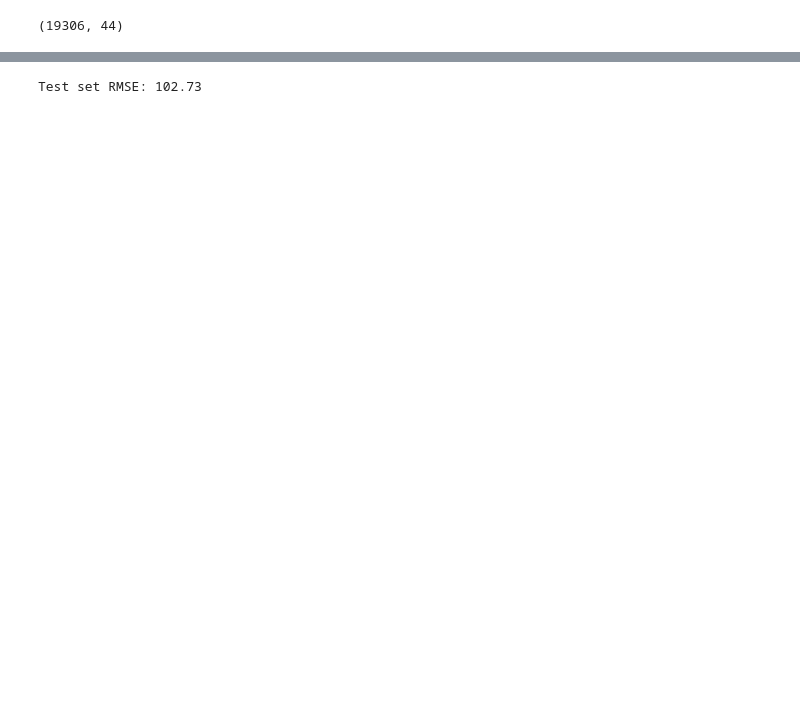
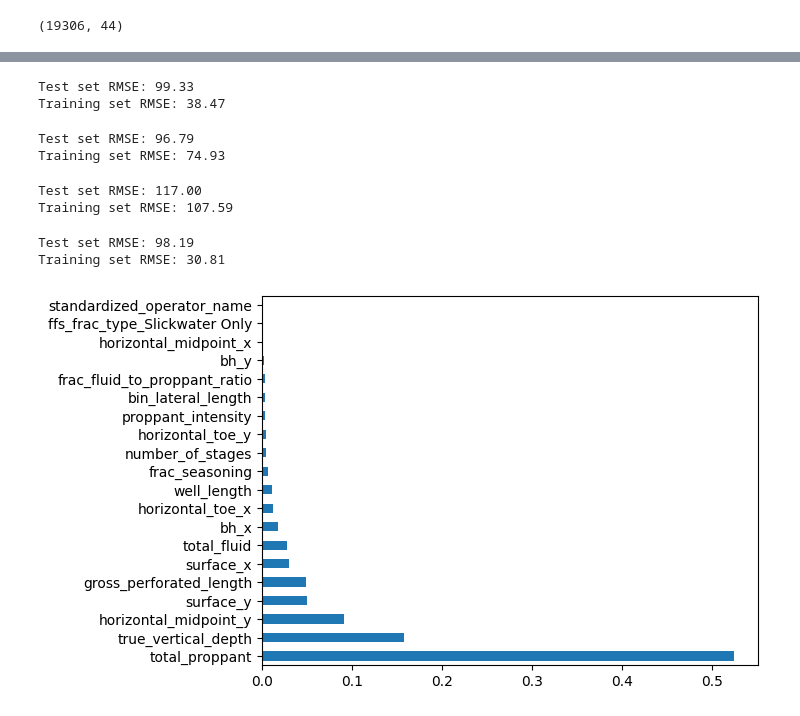
Before and after one commit to ajholzbach/Datathon_2024, a Jupyter notebook: chevron.ipynb, the cells around one changed output, grey strips where cells are left out. Cells and saved outputs as stored; diff of their text form; code cells hidden in the pictures; blank space fills up the shorter version.

```diff
--- a/chevron.ipynb
+++ b/chevron.ipynb
@@ -77,6 +173,6 @@ Test set RMSE: 125.02
 # %%
 # Instantiate the RandomForestRegressor
-model = RandomForestRegressor(n_estimators=50, random_state=123)
+model = RandomForestRegressor(n_estimators=50, random_state=RANDOM_STATE)
 model.fit(X_train, y_train)
 
 # Predict the test set labels
@@ -85,5 +181,76 @@ y_pred = model.predict(X_test)
 # Evaluate the test set RMSE
 rmse = np.sqrt(mean_squared_error(y_test, y_pred))
 print('Test set RMSE: {:.2f}'.format(rmse))
+
+# Show the Training set RMSE
+y_pred_train = model.predict(X_train)
+rmse_train = np.sqrt(mean_squared_error(y_train, y_pred_train))
+print('Training set RMSE: {:.2f}'.format(rmse_train))
 # %% [output]
-Test set RMSE: 102.73
+Test set RMSE: 99.33
+Training set RMSE: 38.47
+# %%
+# Instantiate the HistGradientBoostingRegressor
+model = HistGradientBoostingRegressor(max_iter=1000, random_state=RANDOM_STATE)
+model.fit(X_train, y_train)
+
+# Predict the test set labels
+y_pred = model.predict(X_test)
+
+# Evaluate the test set RMSE
+rmse = np.sqrt(mean_squared_error(y_test, y_pred))
+print('Test set RMSE: {:.2f}'.format(rmse))
+
+# Show the Training set RMSE
+y_pred_train = model.predict(X_train)
+rmse_train = np.sqrt(mean_squared_error(y_train, y_pred_train))
+print('Training set RMSE: {:.2f}'.format(rmse_train))
+# %% [output]
+Test set RMSE: 96.79
+Training set RMSE: 74.93
+# %%
+# Instantiate the AdaBoostRegressor
+model = AdaBoostRegressor(n_estimators=15, estimator=DecisionTreeRegressor(max_depth=6), random_state=RANDOM_STATE)
+model.fit(X_train, y_train)
+
+# Predict the test set labels
+y_pred = model.predict(X_test)
+
+# Evaluate the test set RMSE
+rmse = np.sqrt(mean_squared_error(y_test, y_pred))
+print('Test set RMSE: {:.2f}'.format(rmse))
+
+# Show the Training set RMSE
+y_pred_train = model.predict(X_train)
+rmse_train = np.sqrt(mean_squared_error(y_train, y_pred_train))
+print('Training set RMSE: {:.2f}'.format(rmse_train))
+# %% [output]
+Test set RMSE: 117.00
+Training set RMSE: 107.59
+# %%
+# Wrap the HistGradientBoostingRegressor in an AdaBoostRegressor
+model = AdaBoostRegressor(estimator=HistGradientBoostingRegressor(max_iter=1000),
+                          n_estimators=10, random_state=RANDOM_STATE)
+model.fit(X_train, y_train)
+
+# Predict the test set labels
+y_pred = model.predict(X_test)
+
+# Evaluate the test set RMSE
+rmse = np.sqrt(mean_squared_error(y_test, y_pred))
+print('Test set RMSE: {:.2f}'.format(rmse))
+
+# Show the Training set RMSE
+y_pred_train = model.predict(X_train)
+rmse_train = np.sqrt(mean_squared_error(y_train, y_pred_train))
+print('Training set RMSE: {:.2f}'.format(rmse_train))
+# %% [output]
+Test set RMSE: 98.19
+Training set RMSE: 30.81
+# %%
+# Show feature importances
+feature_importances = pd.Series(model.feature_importances_, index=X_train.columns)
+feature_importances.nlargest(20).plot(kind='barh')
+plt.show()
+# %% [output]
+[figure, added]
```
Also changed, not shown: parts of 20 cells of this notebook, 1 other file.
